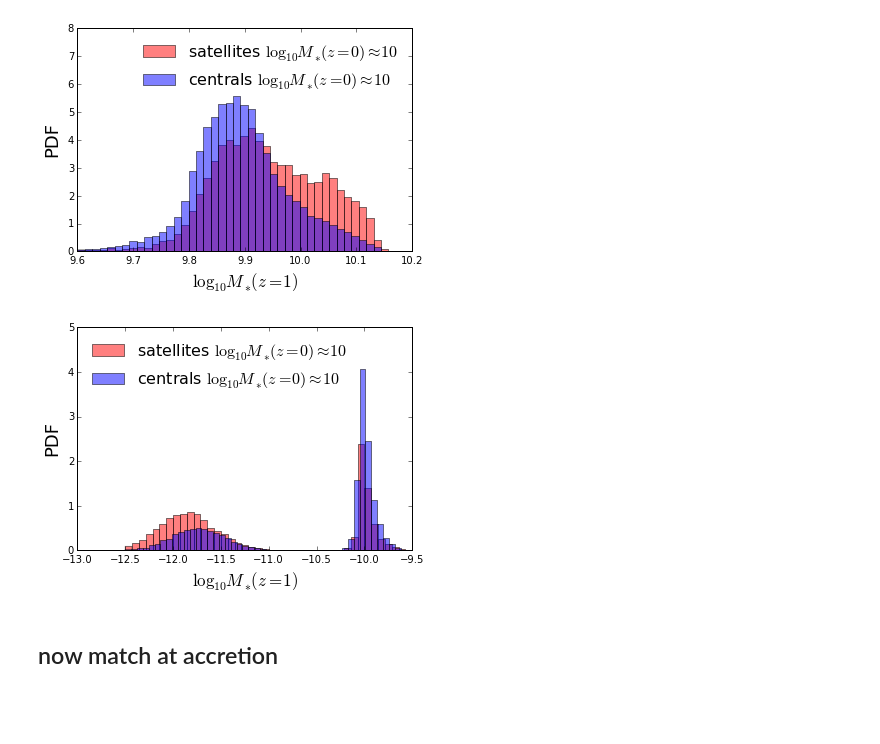
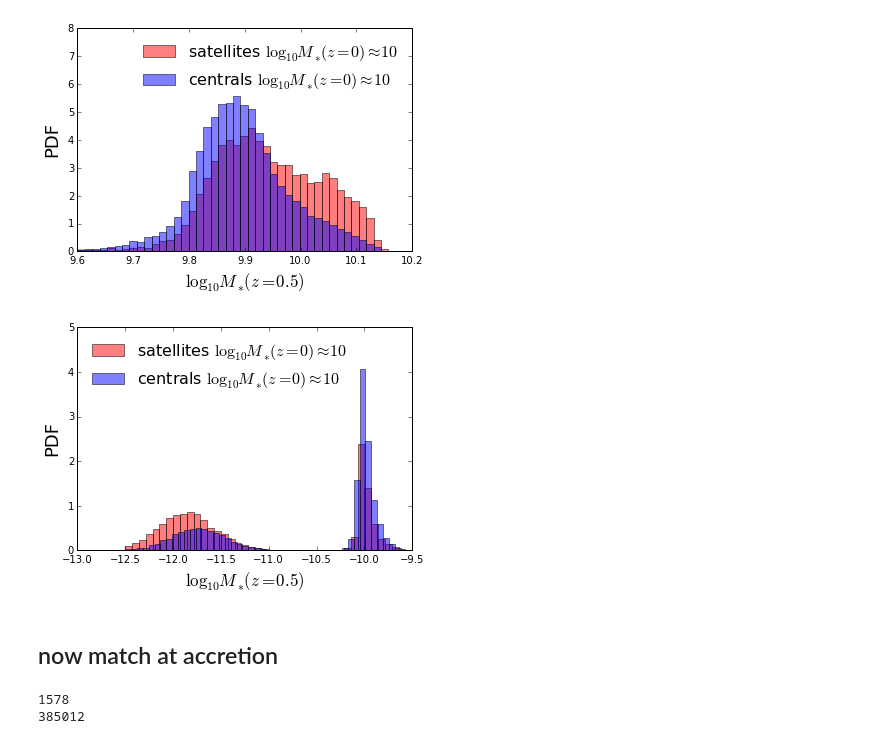
Before and after one commit to aphearin/time_evolving_cam_utils, a Jupyter notebook: continued_sat_growth.ipynb, the cells around one changed output. Drawn from its saved outputs; the diff is of its cells as text; code cells hidden in the pictures; blank space fills up the shorter version.

```diff
--- a/continued_sat_growth.ipynb
+++ b/continued_sat_growth.ipynb
@@ -62,23 +62,23 @@ sats_low_z_match = sample_low_z_match[~cenmask_low_z_match]
 # %%
 fig = plt.figure()
 ax = fig.add_subplot(111)
 
 __ = ax.hist(np.log10(sats_low_z_match['sm_5gyr_ago'][sats_low_z_match['sm_5gyr_ago']>0]),
               bins=np.linspace(9.6, 10.25, 50), normed=True,
               color='red', label=r'satellites $\log_{10}M_{*}(z=0) \approx 10$', alpha=0.5)
 __ = ax.hist(np.log10(cens_low_z_match['sm_5gyr_ago'][cens_low_z_match['sm_5gyr_ago']>0]),
               bins=np.linspace(9.6, 10.25, 50), normed=True,
               color='blue', label=r'centrals $\log_{10}M_{*}(z=0) \approx 10$', alpha=0.5)
 
 plt.xlim(xmin=9.6, xmax=10.2)
 plt.ylim(ymin=0, ymax=8)
-xlabel = ax.set_xlabel(r'$\log_{10}M_{*}(z=1)$', size=17)
+xlabel = ax.set_xlabel(r'$\log_{10}M_{*}(z=0.5)$', size=17)
 ylabel = ax.set_ylabel('PDF', size=18)
 plt.legend(frameon=False, loc='best', fontsize=16)
 
 fig.savefig('FIGS/lowz_match_sm_comparison.pdf', bbox_extra_artists=[xlabel, ylabel], bbox_inches='tight')
 # %% [output]
-[figure, old version]
+[figure, new version]
 # %%
 fig = plt.figure()
 ax = fig.add_subplot(111)
@@ -92,13 +92,13 @@ __ = ax.hist(np.log10(cens_low_z_match['sfr']/cens_low_z_match['sm']),
 
 plt.xlim(xmin=-13, xmax=-9.5)
 plt.ylim(ymin=0, ymax=5)
-xlabel = ax.set_xlabel(r'$\log_{10}M_{*}(z=1)$', size=17)
+xlabel = ax.set_xlabel(r'$\log_{10}M_{*}(z=0.5)$', size=17)
 ylabel = ax.set_ylabel('PDF', size=18)
 plt.legend(frameon=False, loc='best', fontsize=16)
 
 fig.savefig('FIGS/ssfr_comparison.pdf', bbox_extra_artists=[xlabel, ylabel], bbox_inches='tight')
 # %% [output]
-[figure, old version]
+[figure, new version]
 # %% [markdown]
 ## now match at accretion
 # %%
@@ -109,3 +109,19 @@ nonzero_mask = histories['halo_scale_factor_lastacc']!=0.
 histories = histories[nonzero_mask]
 ztemp = 1./histories['halo_scale_factor_lastacc']-1
 histories['lookback_time_of_accretion'] = Planck13.lookback_time(ztemp)
+# %%
+satmask_acc_match = (histories['upid'] != -1) & (histories['lookback_time_of_accretion'] < 5.5)
+satmask_acc_match *= histories['lookback_time_of_accretion'] > 4.5
+satmask_acc_match *= histories['sm_5gyr_ago'] > 10**9.8
+satmask_acc_match *= histories['sm_5gyr_ago'] < 10**10.
+satellites_acc_match = histories[satmask_acc_match]
+print(len(satellites_acc_match))
+
+cenmask_acc_match = (histories['upid'] == -1)
+cenmask_acc_match *= histories['sm_5gyr_ago'] > 10**9.8
+cenmask_acc_match *= histories['sm_5gyr_ago'] < 10**10.
+centrals_acc_match = histories[cenmask_acc_match]
+print(len(cenmask_acc_match))
+# %% [output]
+1578
+385012
```
Also changed, not shown: parts of 2 cells of this notebook.
